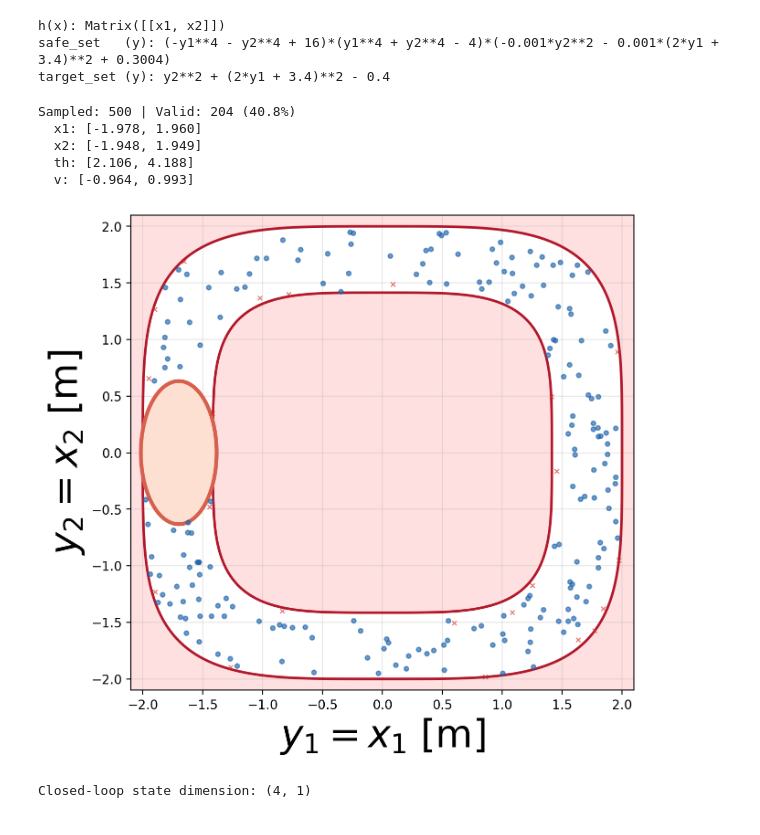
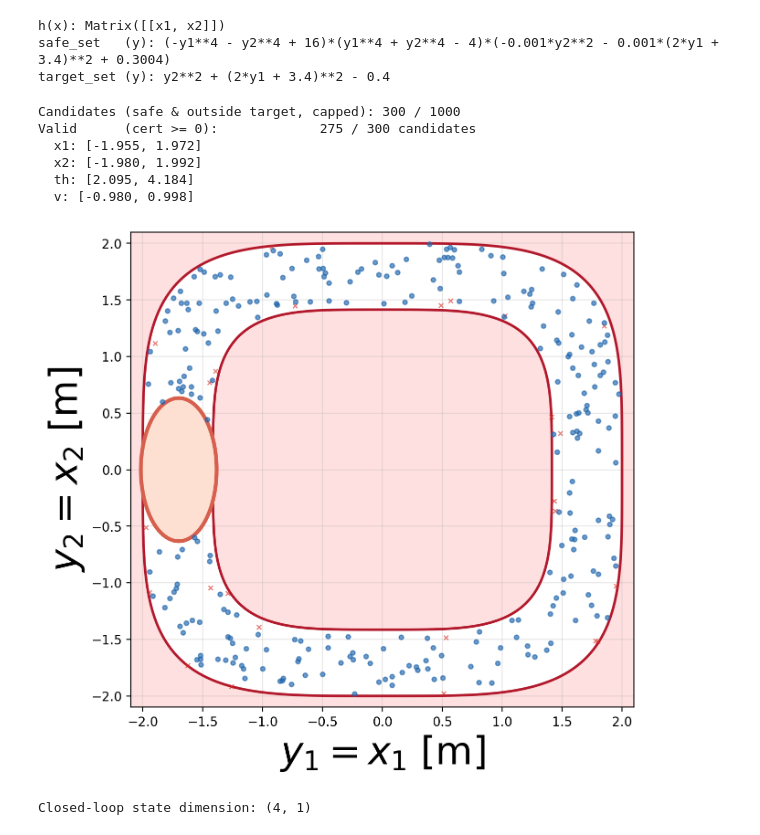
Before and after one commit to Aalto-Nonlinear-Systems-and-Control/reach_avoid_backstepping_MPC, a Jupyter notebook: example_dubins_car_unconstrained_reach_avoid.ipynb, the cells around one changed output. Saved outputs shown, nothing was run; the diff lists cells and outputs as text; code cells hidden in the pictures.

```diff
--- a/example_dubins_car_unconstrained_reach_avoid.ipynb
+++ b/example_dubins_car_unconstrained_reach_avoid.ipynb
@@ -60,11 +60,11 @@ safe_set   (y): (-y1**4 - y2**4 + 16)*(y1**4 + y2**4 - 4)*(-0.001*y2**2 - 0.001*
 target_set (y): y2**2 + (2*y1 + 3.4)**2 - 0.4
 # %%
 # ── Sample the 4-D state space and filter valid initial conditions ────────────
-N_samples = 500
+N_samples = 1000
+N_candidates_max = 300  # keep only first N candidates (matches vanilla MPC / RA-MPC)
 np.random.seed(42)
 
 # Sampling bounds: [x1, x2, th, v]
-# from bound_min = [-2, -2, 2pi/3, -1],  bound_max = [2, 2, 4pi/3, 1]
 lower_bound = np.array([-2.0, -2.0, 2 * np.pi / 3, -1.0])
 upper_bound = np.array([2.0, 2.0, 4 * np.pi / 3, 1.0])
 
@@ -72,35 +72,46 @@ x_samples = np.random.rand(4, N_samples) * (upper_bound - lower_bound).reshape(
     -1, 1
 ) + lower_bound.reshape(-1, 1)
 
-# Lambdify the certificate and target-set function
+# Lambdify the certificate and set functions
 certificate_func = sp.lambdify(state_vars, certificate_opt, "numpy")
 safe_set_x_func = sp.lambdify(state_vars, safe_set_x, "numpy")
 target_set_x_func = sp.lambdify(state_vars, target_set_x, "numpy")
 
 cert_vals = np.atleast_1d(np.squeeze(certificate_func(*x_samples)))
 target_vals = np.atleast_1d(np.squeeze(target_set_x_func(*x_samples)))
+safe_vals = np.atleast_1d(np.squeeze(safe_set_x_func(*x_samples)))
 
 if cert_vals.shape == ():
     cert_vals = np.full(N_samples, float(cert_vals))
 if target_vals.shape == ():
     target_vals = np.full(N_samples, float(target_vals))
+if safe_vals.shape == ():
+    safe_vals = np.full(N_samples, float(safe_vals))
 
-# Valid: inside the reach-avoid certificate level set, but not already at target
-valid_idx = np.where((cert_vals >= 0) & (target_vals > 0))[0]
+# Step 1: candidates = inside safe set AND outside target set (capped at N_candidates_max)
+candidate_mask = (safe_vals >= 0) & (target_vals > 0)
+candidate_idx = np.where(candidate_mask)[0][:N_candidates_max]
+print(f"Candidates (safe & outside target, capped): {len(candidate_idx)} / {N_samples}")
+
+# Step 2: valid = candidates with cert V(x) >= 0
+valid_mask = np.zeros(N_samples, dtype=bool)
+valid_mask[candidate_idx] = cert_vals[candidate_idx] >= 0
+valid_idx = np.where(valid_mask)[0]
 x_valid = x_samples[:, valid_idx]
 
 print(
-    f"Sampled: {N_samples} | Valid: {len(valid_idx)} ({100*len(valid_idx)/N_samples:.1f}%)"
+    f"Valid      (cert >= 0):             {len(valid_idx)} / {len(candidate_idx)} candidates"
 )
 names = ["x1", "x2", "th", "v"]
 for i, n in enumerate(names):
     print(f"  {n}: [{x_valid[i].min():.3f}, {x_valid[i].max():.3f}]")
 # %% [output]
-Sampled: 500 | Valid: 204 (40.8%)
-  x1: [-1.978, 1.960]
-  x2: [-1.948, 1.949]
-  th: [2.106, 4.188]
-  v: [-0.964, 0.993]
+Candidates (safe & outside target, capped): 300 / 1000
+Valid      (cert >= 0):             275 / 300 candidates
+  x1: [-1.955, 1.972]
+  x2: [-1.980, 1.992]
+  th: [2.095, 4.184]
+  v: [-0.980, 0.998]
 # %%
 # ── Visualise valid/invalid initial states projected to output space (y = [x1, x2]) ──
 import matplotlib.pyplot as plt
@@ -109,19 +120,14 @@ hx_func = sp.lambdify(state_vars, hx, "numpy")
 safe_set_y_func = sp.lambdify([y1, y2], safe_set_y, "numpy")
 target_set_y_func = sp.lambdify([y1, y2], target_set_y, "numpy")
 
-safe_set_x_func = sp.lambdify(state_vars, safe_set_x, "numpy")
-
-safe_vals = np.atleast_1d(np.squeeze(safe_set_x_func(*x_samples)))
-
-# All candidates: inside safe set AND outside target set
-candidate_mask = (safe_vals >= 0) & (target_vals > 0)
-feasible_idx = np.where(candidate_mask & (cert_vals >= 0))[0]
-infeasible_idx = np.where(candidate_mask & (cert_vals < 0))[0]
+# Use the same candidate_idx (first 300) computed in cell 4
+feasible_idx = candidate_idx[cert_vals[candidate_idx] >= 0]
+infeasible_idx = candidate_idx[cert_vals[candidate_idx] < 0]
 
 y_feasible = np.array(hx_func(*x_samples[:, feasible_idx])).reshape(2, -1)
 y_infeasible = np.array(hx_func(*x_samples[:, infeasible_idx])).reshape(2, -1)
 
-# ── Grid for set boundaries ───────────────────────────────────────────────────
+# ── Grid for set boundaries ─────────────────────────────────────────────
 n_grid = 400
 y1_g = np.linspace(-2.1, 2.1, n_grid)
 y2_g = np.linspace(-2.1, 2.1, n_grid)
@@ -145,37 +151,35 @@ ax.contourf(
 ax.contour(Y1, Y2, Z_target, levels=[0], colors=["#d6604d"], linewidths=3, zorder=4)
 
 # Infeasible: inside safe set, outside target, cert < 0
 ax.scatter(
     y_infeasible[0],
     y_infeasible[1],
     s=12,
     color="#d73027",
     alpha=0.65,
     marker="x",
     linewidths=0.9,
     label=f"Infeasible (cert < 0): {len(infeasible_idx)}",
     zorder=9,
 )
 # Feasible: inside safe set, outside target, cert >= 0
 ax.scatter(
     y_feasible[0],
     y_feasible[1],
     s=12,
     color="#2166ac",
     alpha=0.65,
     marker="o",
-    label=f"Feasible (cert ≥ 0): {len(feasible_idx)}",
+    label=f"Feasible (cert >= 0): {len(feasible_idx)}",
     zorder=10,
 )
 
 ax.set_xlabel("$y_1 = x_1$ [m]", fontsize=30)
 ax.set_ylabel("$y_2 = x_2$ [m]", fontsize=30)
-# ax.set_title("Sampled initial states in output (position) space", fontsize=13)
-# ax.legend(fontsize=11, loc="upper right")
 ax.grid(True, alpha=0.3)
 plt.show()
 # %% [output]
-[figure, old version]
+[figure, new version]
 # %%
 # ── Build closed-loop dynamics and lambdify ───────────────────────────────────
 cl_dyn = f_sym + g_sym @ u_opt
```
Also changed, not shown: parts of 6 cells of this notebook, 4 other files.
